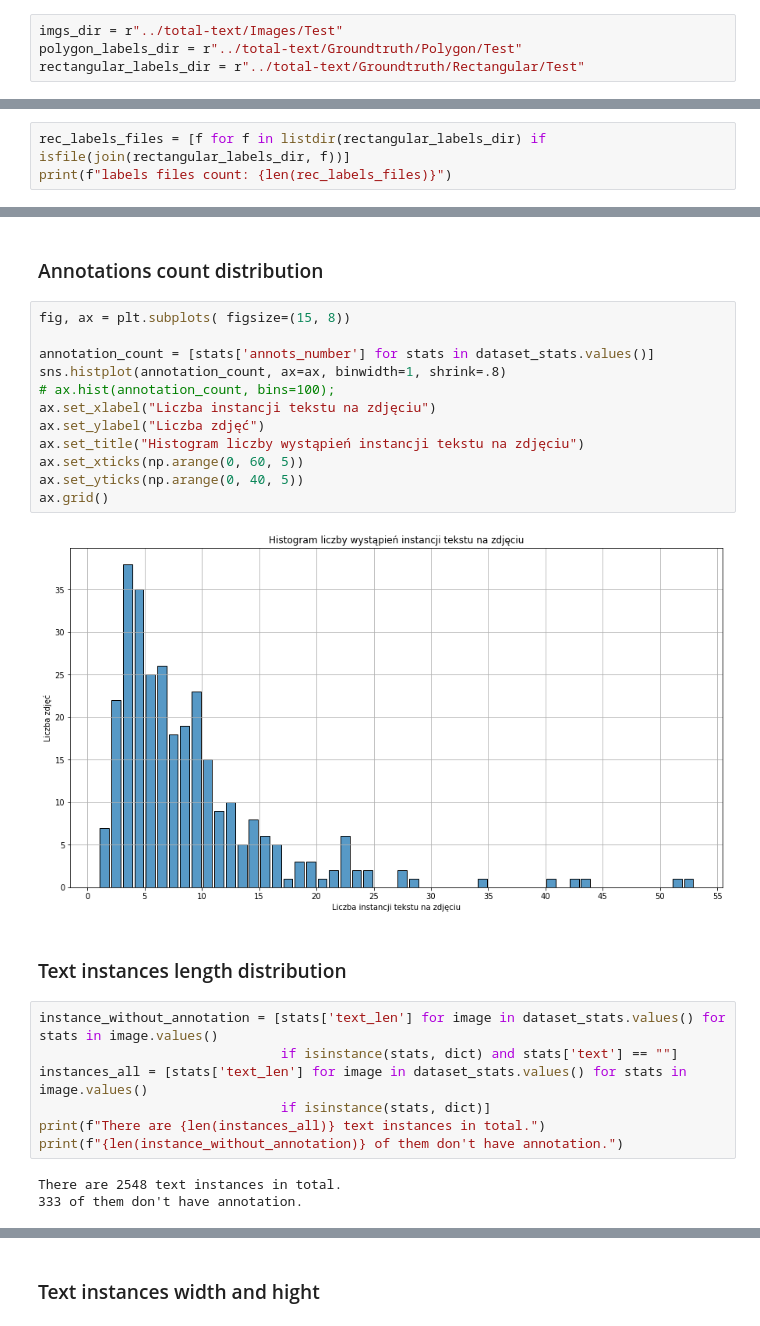
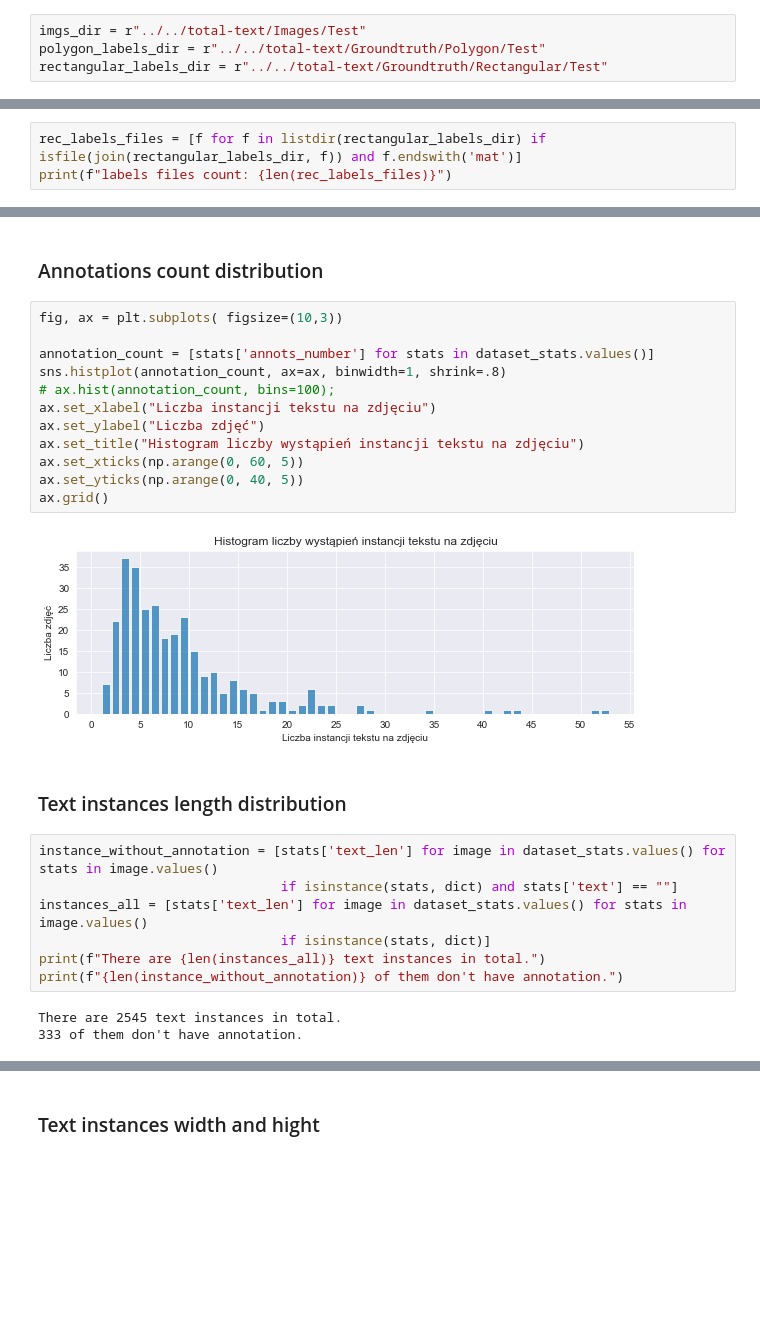
Before and after one commit to dawis96/master-thesis, a Jupyter notebook: datasets_exploration/Total-text_exploration.ipynb, the cells around one changed output, grey strips where cells are left out. Cells and saved outputs as stored; diff of their text form; blank space fills up the shorter version.

```diff
--- a/datasets_exploration/Total-text_exploration.ipynb
+++ b/datasets_exploration/Total-text_exploration.ipynb
@@ -17,15 +17,15 @@ from scipy.io import loadmat
 # %% [markdown]
 ### Load data
 # %%
-imgs_dir = r"../total-text/Images/Test"
-polygon_labels_dir = r"../total-text/Groundtruth/Polygon/Test"
-rectangular_labels_dir = r"../total-text/Groundtruth/Rectangular/Test"
+imgs_dir = r"../../total-text/Images/Test"
+polygon_labels_dir = r"../../total-text/Groundtruth/Polygon/Test"
+rectangular_labels_dir = r"../../total-text/Groundtruth/Rectangular/Test"
 # %%
 pol_labels_files = [f for f in listdir(polygon_labels_dir) if isfile(join(polygon_labels_dir, f))]
 print(f"labels files count: {len(pol_labels_files)}")
 # %% [output]
 labels files count: 300
 # %%
-rec_labels_files = [f for f in listdir(rectangular_labels_dir) if isfile(join(rectangular_labels_dir, f))]
+rec_labels_files = [f for f in listdir(rectangular_labels_dir) if isfile(join(rectangular_labels_dir, f)) and f.endswith('mat')]
 print(f"labels files count: {len(rec_labels_files)}")
 # %% [output]
@@ -146,19 +146,19 @@ dataset_stats[f'rect_gt_img{image_number}.mat']
 # %% [markdown]
 ### Annotations count distribution
 # %%
-fig, ax = plt.subplots( figsize=(15, 8))
+fig, ax = plt.subplots( figsize=(10,3))
 
 annotation_count = [stats['annots_number'] for stats in dataset_stats.values()]
 sns.histplot(annotation_count, ax=ax, binwidth=1, shrink=.8)
 # ax.hist(annotation_count, bins=100);
 ax.set_xlabel("Liczba instancji tekstu na zdjęciu")
 ax.set_ylabel("Liczba zdjęć")
 ax.set_title("Histogram liczby wystąpień instancji tekstu na zdjęciu")
 ax.set_xticks(np.arange(0, 60, 5))
 ax.set_yticks(np.arange(0, 40, 5))
 ax.grid()
 # %% [output]
-[figure, old version]
+[figure, new version]
 # %% [markdown]
 ### Text instances length distribution
 # %%
@@ -169,6 +169,6 @@ instances_all = [stats['text_len'] for image in dataset_stats.values() for stats
 print(f"There are {len(instances_all)} text instances in total.")
 print(f"{len(instance_without_annotation)} of them don't have annotation.")
 # %% [output]
-There are 2548 text instances in total.
+There are 2545 text instances in total.
 333 of them don't have annotation.
 # %%
```
Also changed, not shown: parts of 5 cells of this notebook, 17 other files.
